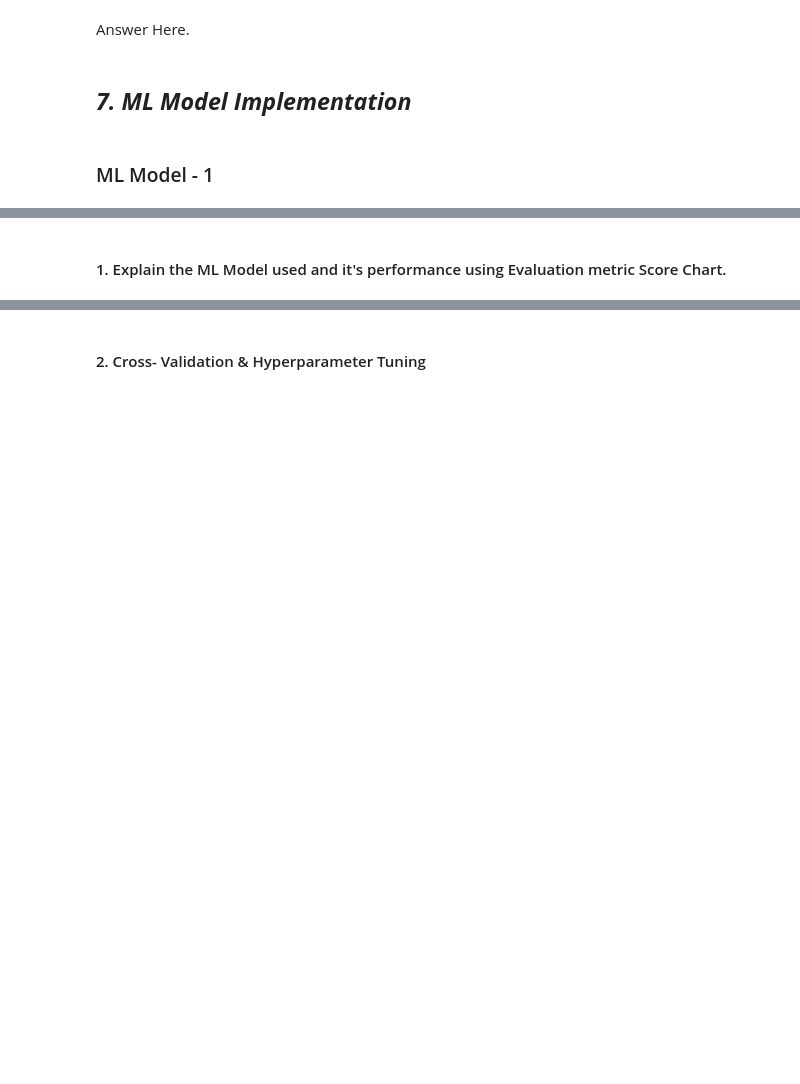
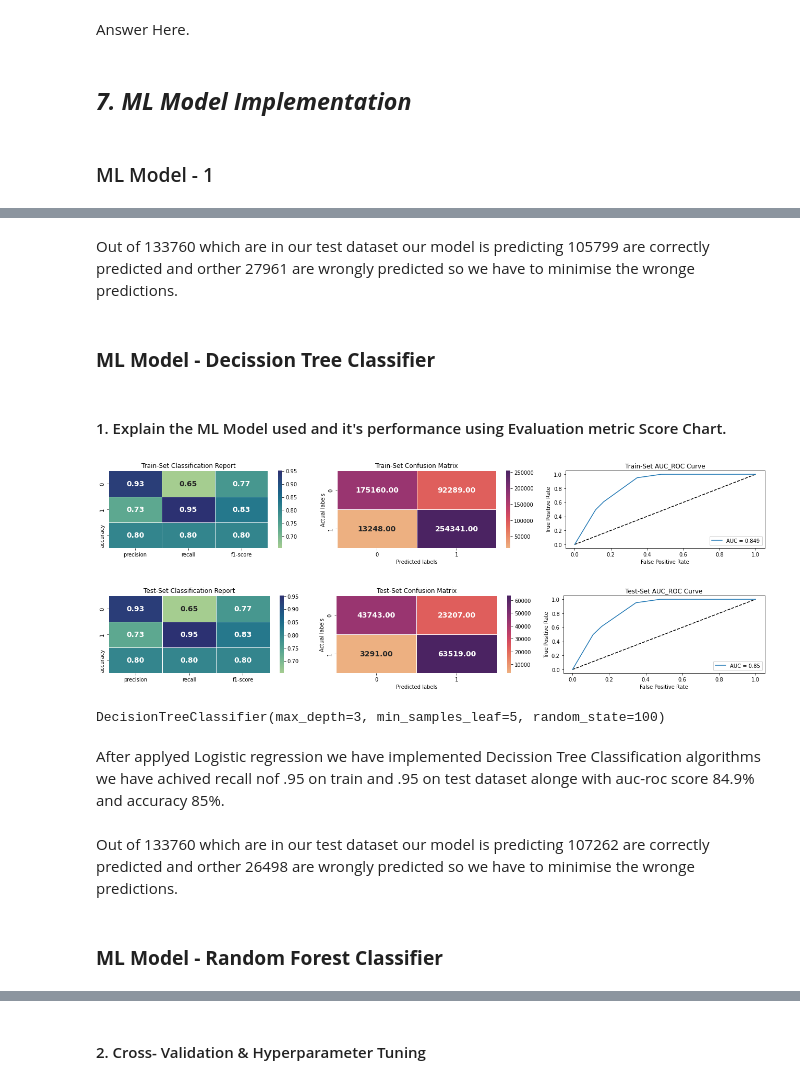
Before and after one commit to Asif-Ansari-bbl/HEALTH-INSURENCE-CROSS-SELL-PREDICTION, a Jupyter notebook: HEALTH_INSURANCE_GROSS_SELL_PREDICTION.ipynb, the cells around one changed output, grey strips where cells are left out. Cells and saved outputs as stored; diff of their text form; code cells hidden in the pictures; blank space fills up the shorter version.

```diff
--- a/HEALTH_INSURANCE_GROSS_SELL_PREDICTION.ipynb
+++ b/HEALTH_INSURANCE_GROSS_SELL_PREDICTION.ipynb
@@ -1449,2 +1441,6 @@ LogisticRegression(max_iter=20000, random_state=0)
+# %% [markdown]
+Out of 133760 which are in our test dataset our model is predicting 105799 are correctly predicted and orther 27961 are wrongly predicted so we have to minimise the wronge predictions.
+# %% [markdown]
+### **ML Model - Decission Tree Classifier**
 # %% [markdown]
 #### 1. Explain the ML Model used and it's performance using Evaluation metric Score Chart.
@@ -1452,0 +1447,20 @@ LogisticRegression(max_iter=20000, random_state=0)
+# %%
+# Import Decission Tree algorithms
+from sklearn.tree import DecisionTreeClassifier
+
+
+# Fitting Decission tree algorthms
+clf_gini = DecisionTreeClassifier(criterion = "gini", random_state = 100,max_depth=3, min_samples_leaf=5)
+
+# Analyse the model
+analyse_model(clf_gini,x_smote_train,x_smote_test, y_smote_train, y_smote_test)
+# %% [output]
+[figure, added]
+[figure, added]
+DecisionTreeClassifier(max_depth=3, min_samples_leaf=5, random_state=100)
+# %% [markdown]
+After applyed Logistic regression we have implemented Decission Tree Classification algorithms we have achived recall nof .95 on train and .95 on test dataset alonge  with auc-roc score 84.9% and accuracy 85%.
+# %% [markdown]
+Out of 133760 which are in our test dataset our model is predicting 107262 are correctly predicted and orther 26498 are wrongly predicted so we have to minimise the wronge predictions.
+# %% [markdown]
+### **ML Model - Random Forest Classifier**
```
Also changed, not shown: parts of 60 cells of this notebook.
